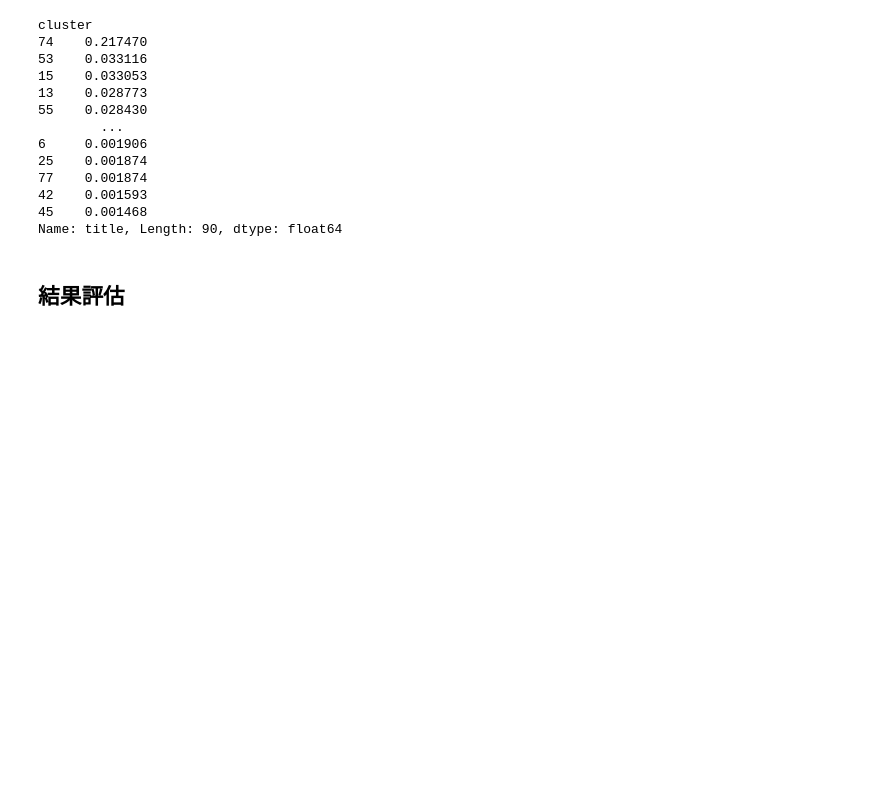
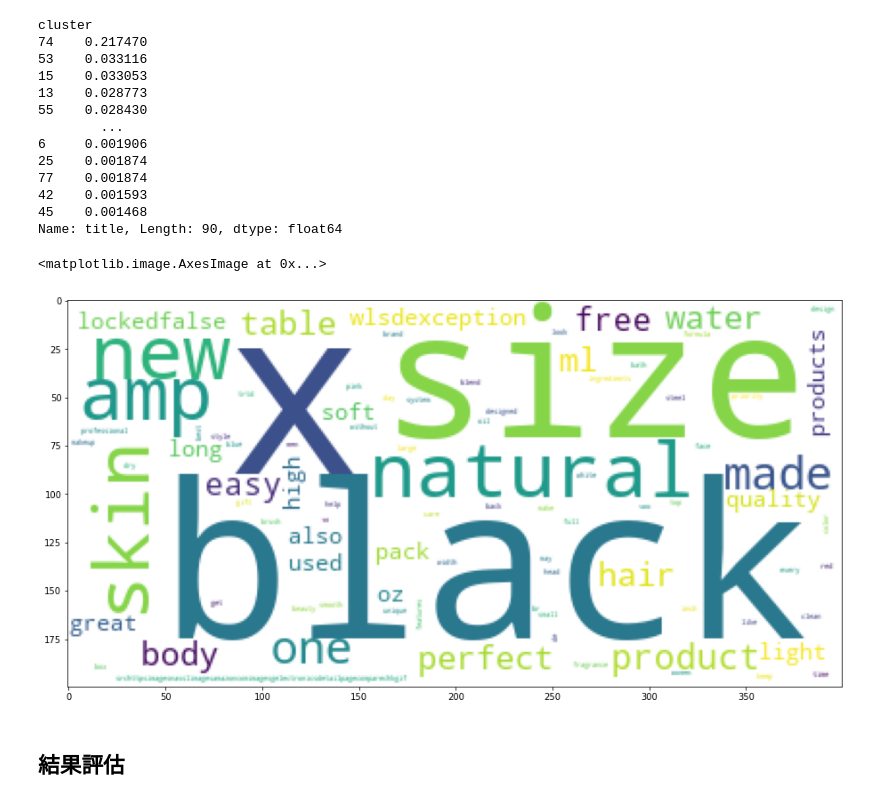
Before and after one commit to milanazhang/data-course-sample, a Jupyter notebook: content-based.ipynb, the cells around one changed output. Cells and saved outputs as stored; diff of their text form; code cells hidden in the pictures; blank space fills up the shorter version.

```diff
--- a/content-based.ipynb
+++ b/content-based.ipynb
@@ -651,6 +667,30 @@ cluster
 42    0.001593
 45    0.001468
 Name: title, Length: 90, dtype: float64
+# %%
+word_dict = {}
+for i in df[df["cluster"]==74]["title_description"].to_list():
+  for w in i.split(" "):
+    if w == ' ' or w == '' or w == 'tr' or w == 'td' or w == 'bordertd' or w == 'use' or w == 'aligncenterimg':
+      continue
+    elif word_dict.get(w) != None:
+      word_dict[w] += 1
+    else:
+      word_dict[w] = 1
+# %%
+new_word_dict = {}
+for k in word_dict.keys():
+  if word_dict[k] > 100:
+    new_word_dict[k] = word_dict[k]
+# %%
+#cluster 74 words
+from wordcloud import WordCloud
+cloud = WordCloud(background_color='white').generate_from_frequencies(new_word_dict)
+plt.figure(figsize=(16,8))
+plt.imshow(cloud)
+# %% [output]
+<matplotlib.image.AxesImage at 0x...>
+[figure, added]
 # %%
 # 每個商品回傳 k 個屬同cluster的商品
 def recommend_item(item_input, k=10):
```
Also changed, not shown: parts of 2 cells of this notebook.
